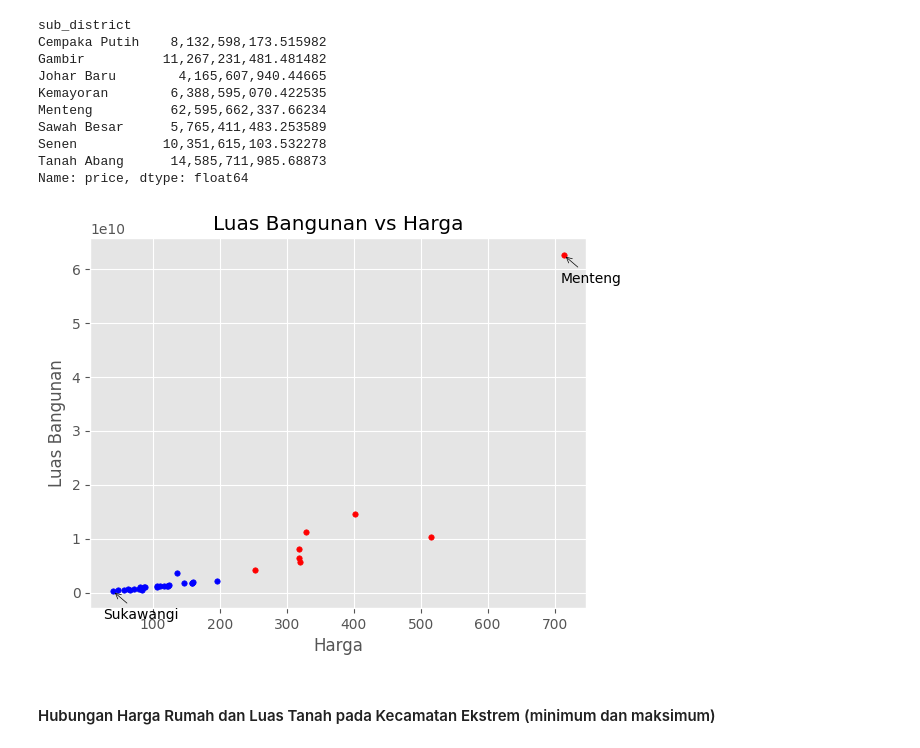
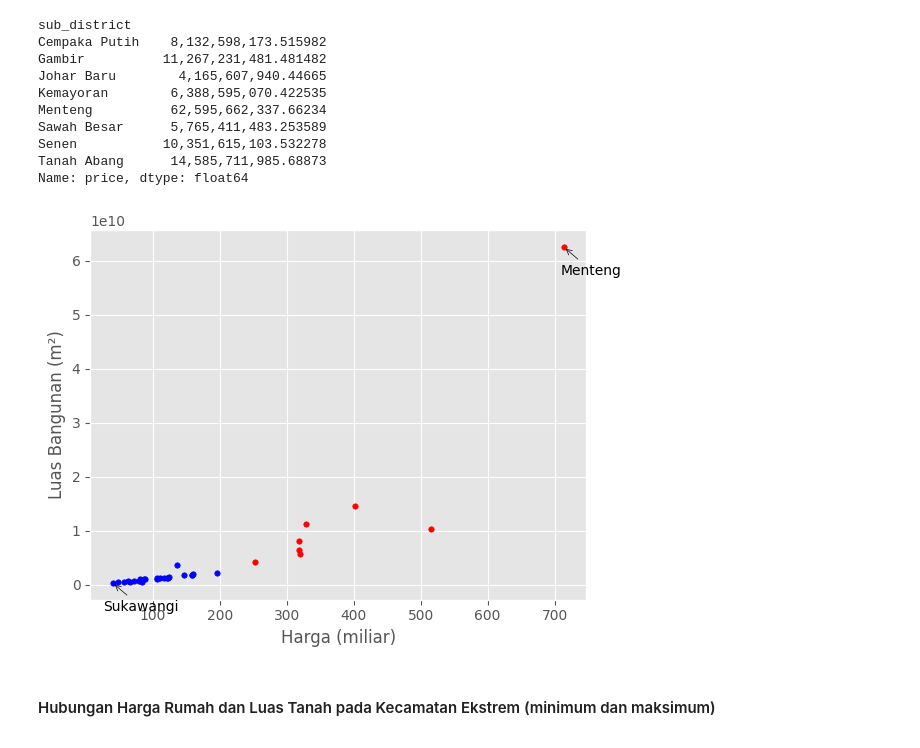
Before and after one commit to geraldabrhm/house-price-scrap-jabodetabek, a Jupyter notebook: analysis/notebook.ipynb, the cells around one changed output. Cells and saved outputs as stored; diff of their text form; code cells hidden in the pictures.

```diff
--- a/analysis/notebook.ipynb
+++ b/analysis/notebook.ipynb
@@ -501,32 +502,33 @@ Name: price, dtype: float64
 # %%
 import matplotlib.pyplot as plt
 
 # Set ggplot style
 plt.style.use('ggplot')
 
 # Plot for lowest mean location
 plt.scatter(lowest_lb_df, lowest_price_df, s=15, c='blue', label='Lokasi dengan rata-rata terendah')
 
 # Plot for highest mean location
 plt.scatter(highest_lb_df, highest_price_df, s=15, c='red', label='Lokasi dengan rata-rata tertinggi')
 
 # Annotate the Menteng sub-district with the highest price
 plt.annotate('Menteng', xy=(highest_lb_df['Menteng'], highest_price_df['Menteng']), xytext=(20, -20),
              textcoords='offset points', ha='center', fontsize=10, color='black',
              arrowprops=dict(arrowstyle='->', color='black'))
 
 plt.annotate('Sukawangi', xy=(lowest_lb_df['Sukawangi'], lowest_price_df['Sukawangi']), xytext=(20, -20),
              textcoords='offset points', ha='center', fontsize=10, color='black',
              arrowprops=dict(arrowstyle='->', color='black'))
 
 # Set labels and title
-plt.xlabel('Harga')
-plt.ylabel('Luas Bangunan')
-plt.title('Luas Bangunan vs Harga')
+picked_font = {'fontname': 'sans-serif'}
+plt.xlabel('Harga (miliar)', **picked_font)
+plt.ylabel('Luas Bangunan (m²)', **picked_font)
+plt.title('', **picked_font)
 
 # Show plot
 plt.show()
 # %% [output]
-[figure, old version]
+[figure, new version]
 # %% [markdown]
 #### Hubungan Harga Rumah dan Luas Tanah pada Kecamatan Ekstrem (minimum dan maksimum)
```
Also changed, not shown: parts of 3 cells of this notebook.
